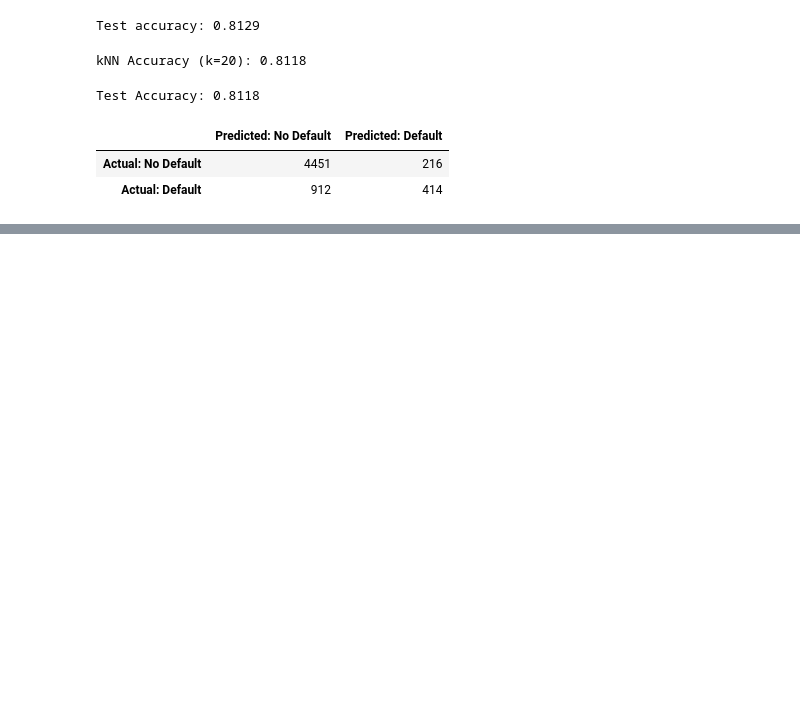
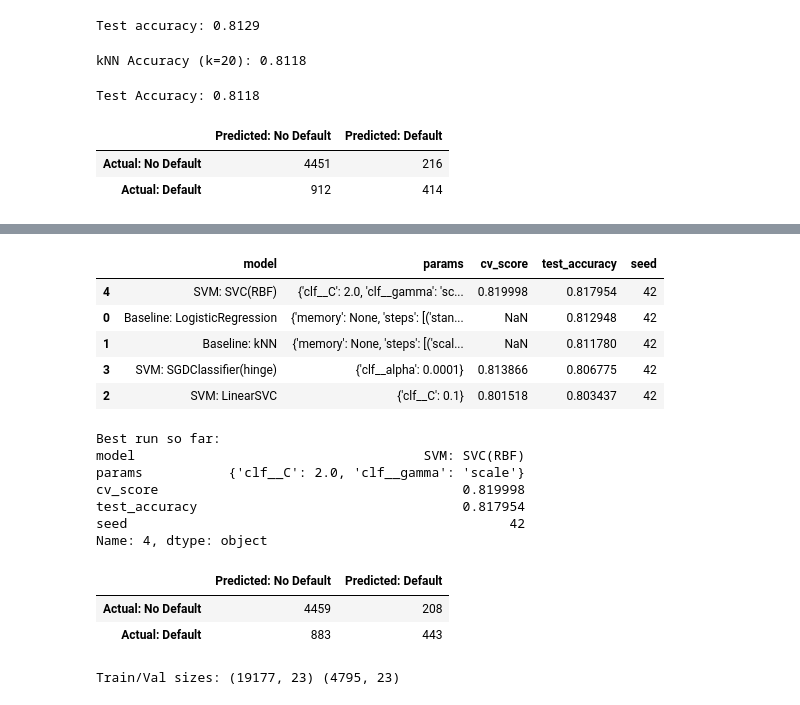
Before and after one commit to ZainMI/PAIML, a Jupyter notebook: labs/lab1/lab1.ipynb, the cells around one changed output, grey strips where cells are left out. Saved outputs shown, nothing was run; the diff lists cells and outputs as text; code cells hidden in the pictures; blank space fills up the shorter version.

```diff
--- a/labs/lab1/lab1.ipynb
+++ b/labs/lab1/lab1.ipynb
@@ -193,0 +196,19 @@ pd.DataFrame(
+# %%
+RANDOM_STATE = 42
+np.random.seed(RANDOM_STATE)
+
+experiment_log = []
+
+def log_run(model_name, params, cv_score=None, test_score=None):
+    experiment_log.append({
+        "model": model_name,
+        "params": params,
+        "cv_score": cv_score,
+        "test_accuracy": test_score,
+        "seed": RANDOM_STATE,
+    })
+
+def show_log():
+    return pd.DataFrame(experiment_log).sort_values(
+        by=["test_accuracy", "cv_score"], ascending=False
+    )
@@ -193,0 +370,52 @@ pd.DataFrame(
+# %%
+log_df = show_log()
+display(log_df)
+
+best_row = log_df.iloc[0]
+print("\nBest run so far:")
+print(best_row)
+# %% [output]
+|  | model | params | cv_score | test_accuracy | seed |
+| 4 | SVM: SVC(RBF) | {'clf__C': 2.0, 'clf__gamma': 'sc... | 0.819998 | 0.817954 | 42 |
+| 0 | Baseline: LogisticRegression | {'memory': None, 'steps': [('stan... | NaN | 0.812948 | 42 |
+| 1 | Baseline: kNN | {'memory': None, 'steps': [('scal... | NaN | 0.811780 | 42 |
+| 3 | SVM: SGDClassifier(hinge) | {'clf__alpha': 0.0001} | 0.813866 | 0.806775 | 42 |
+| 2 | SVM: LinearSVC | {'clf__C': 0.1} | 0.801518 | 0.803437 | 42 |
+Best run so far:
+model                                     SVM: SVC(RBF)
+params           {'clf__C': 2.0, 'clf__gamma': 'scale'}
+cv_score                                       0.819998
+test_accuracy                                  0.817954
+seed                                                 42
+Name: 4, dtype: object
+# %%
+best_model = globals()["best_svc"]
+
+y_pred = best_model.predict(X_test)
+cm = confusion_matrix(y_test, y_pred)
+
+pd.DataFrame(
+    cm,
+    index=["Actual: No Default", "Actual: Default"],
+    columns=["Predicted: No Default", "Predicted: Default"]
+)
+# %% [output]
+|  | Predicted: No Default | Predicted: Default |
+| Actual: No Default | 4459 | 208 |
+| Actual: Default | 883 | 443 |
+# %%
+from sklearn.model_selection import train_test_split
+
+RANDOM_STATE = 42
+
+core_model = globals()["best_svc"]
+
+X_tr, X_val, y_tr, y_val = train_test_split(
+    X_train, y_train,
+    test_size=0.2,
+    stratify=y_train,
+    random_state=RANDOM_STATE
+)
+print("Train/Val sizes:", X_tr.shape, X_val.shape)
+# %% [output]
+Train/Val sizes: (19177, 23) (4795, 23)
```
Also changed, not shown: parts of 9 cells of this notebook.
